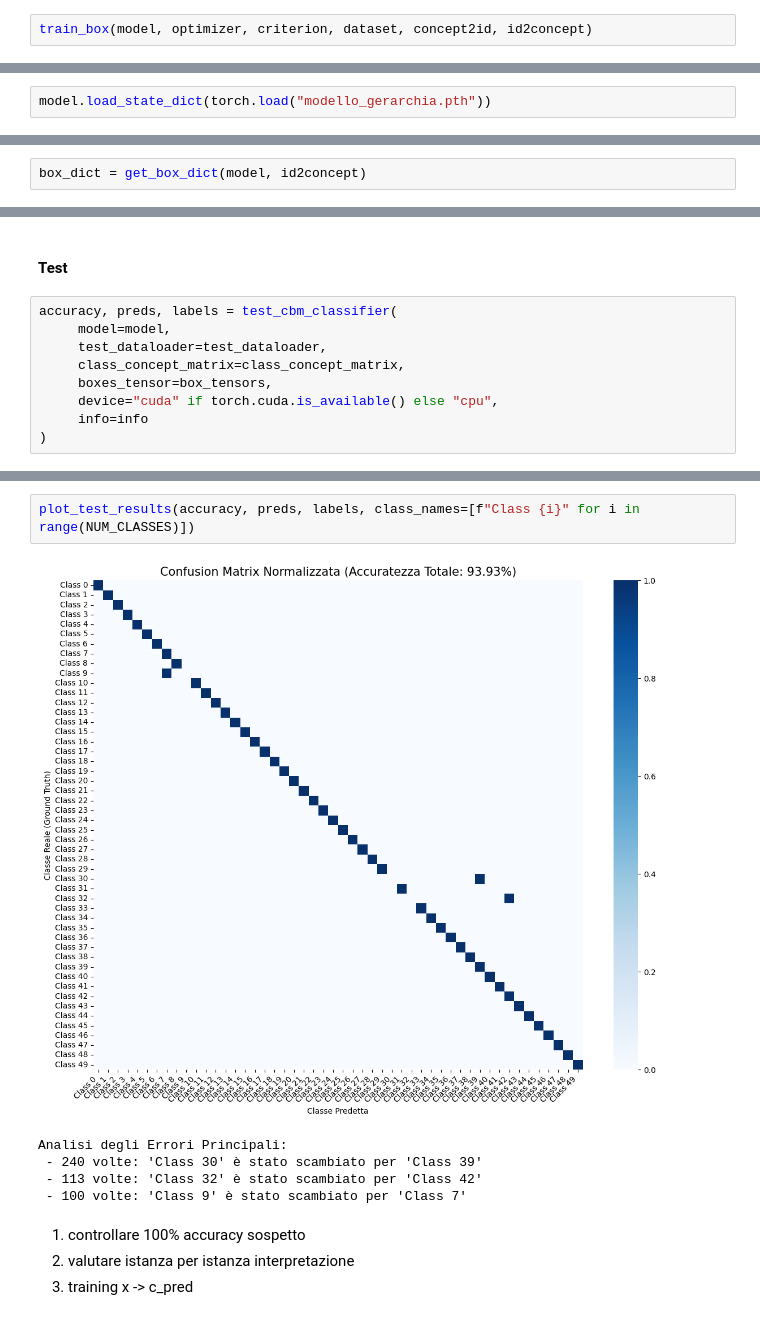
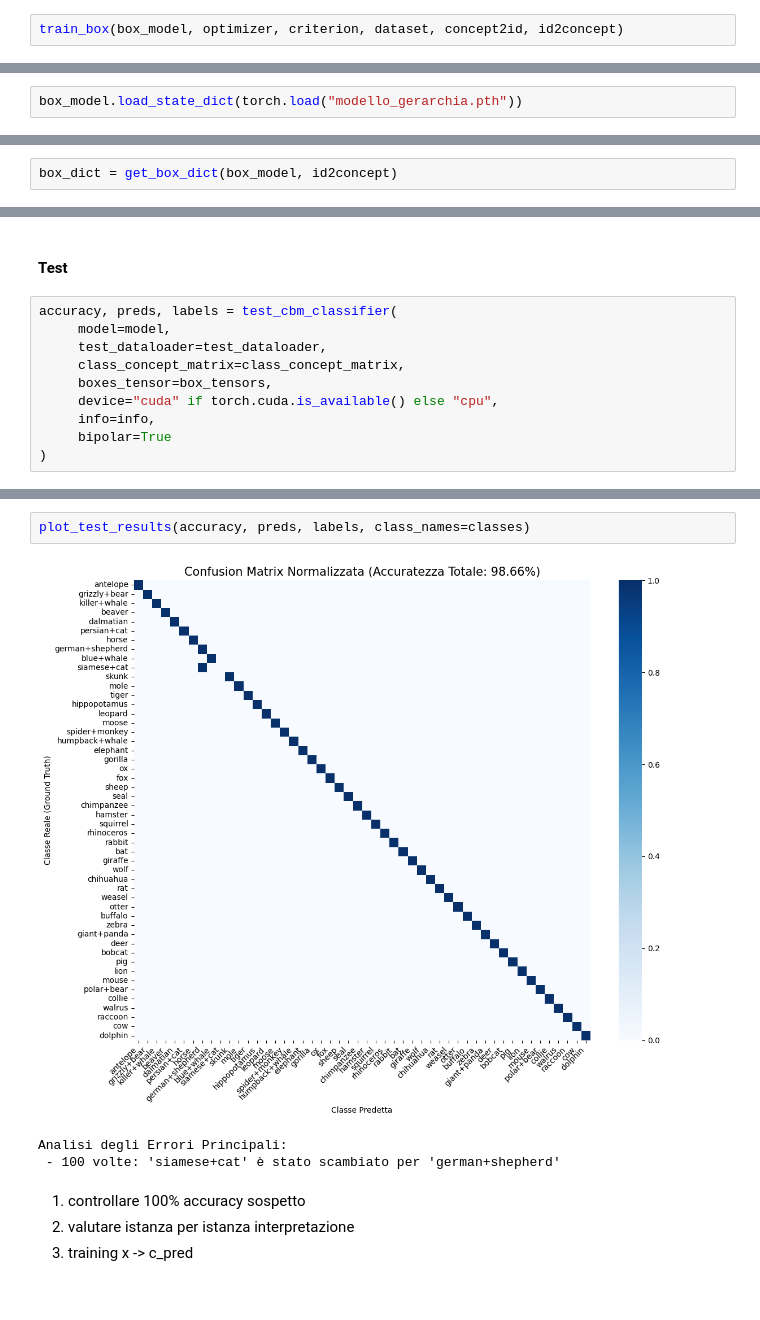
Before and after one commit to stefano-gamba/BoxEmbeddingCBM, a Jupyter notebook: notebooks/a-priori-boxes.ipynb, the cells around one changed output, grey strips where cells are left out. Saved outputs shown, nothing was run; the diff lists cells and outputs as text.

```diff
--- a/notebooks/a-priori-boxes.ipynb
+++ b/notebooks/a-priori-boxes.ipynb
@@ -84,7 +84,7 @@ criterion = nn.BCELoss() # Binary Cross Entropy
 # %% [output]
 AllenNLP not available. Registrable won't work.
 # %%
-train_box(model, optimizer, criterion, dataset, concept2id, id2concept)
+train_box(box_model, optimizer, criterion, dataset, concept2id, id2concept)
 # %% [output]
 Trovati 50 concetti unici e 583 relazioni supervisionate.
 
@@ -155,9 +157,9 @@ torch.save(model.state_dict(), "modello_gerarchia.pth")
 # %%
-model.load_state_dict(torch.load("modello_gerarchia.pth"))
+box_model.load_state_dict(torch.load("modello_gerarchia.pth"))
 # %% [output]
 <All keys matched successfully>
 # %%
-box_dict = get_box_dict(model, id2concept)
+box_dict = get_box_dict(box_model, id2concept)
 # %%
 box_animale = box_dict["Animal"]
 box_ali = box_dict["wings"]
@@ -410,7 +365,8 @@ accuracy, preds, labels = test_cbm_classifier(
      class_concept_matrix=class_concept_matrix,
      boxes_tensor=box_tensors,
      device="cuda" if torch.cuda.is_available() else "cpu",
-     info=info
+     info=info,
+     bipolar=True
 )
 # %% [output]
 Inizio valutazione sul Test Set...
@@ -431,13 +387,11 @@ Classification Report (prime 10 classi):
    macro avg       0.87      0.90      0.88      1405
 weighted avg       0.88      0.93      0.90      1405
 # %%
-plot_test_results(accuracy, preds, labels, class_names=[f"Class {i}" for i in range(NUM_CLASSES)])
+plot_test_results(accuracy, preds, labels, class_names=classes)
 # %% [output]
-[figure, old version]
+[figure, new version]
 Analisi degli Errori Principali:
- - 240 volte: 'Class 30' è stato scambiato per 'Class 39'
- - 113 volte: 'Class 32' è stato scambiato per 'Class 42'
- - 100 volte: 'Class 9' è stato scambiato per 'Class 7'
+ - 100 volte: 'siamese+cat' è stato scambiato per 'german+shepherd'
 # %% [markdown]
 1. controllare 100% accuracy sospetto
 2. valutare istanza per istanza interpretazione
```
Also changed, not shown: parts of 25 cells of this notebook, 3 other files.
